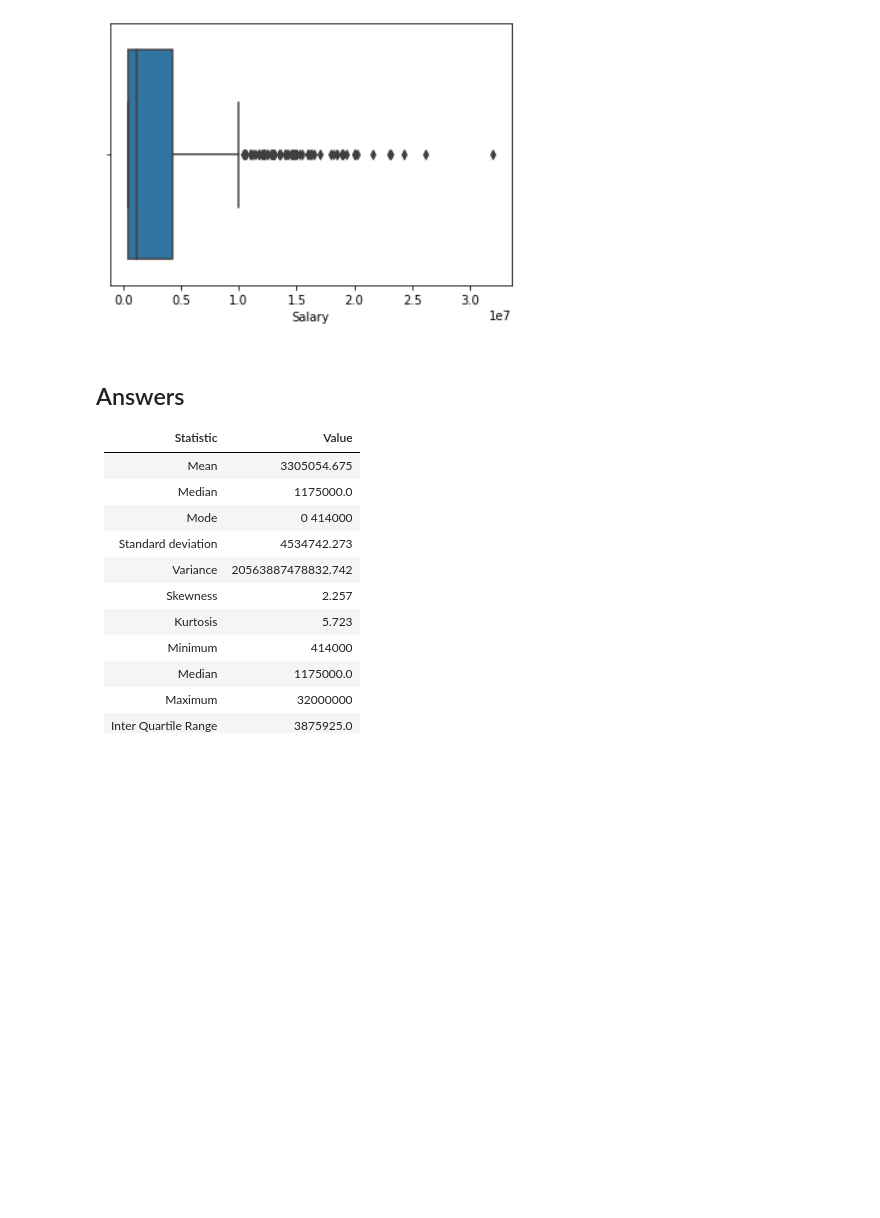
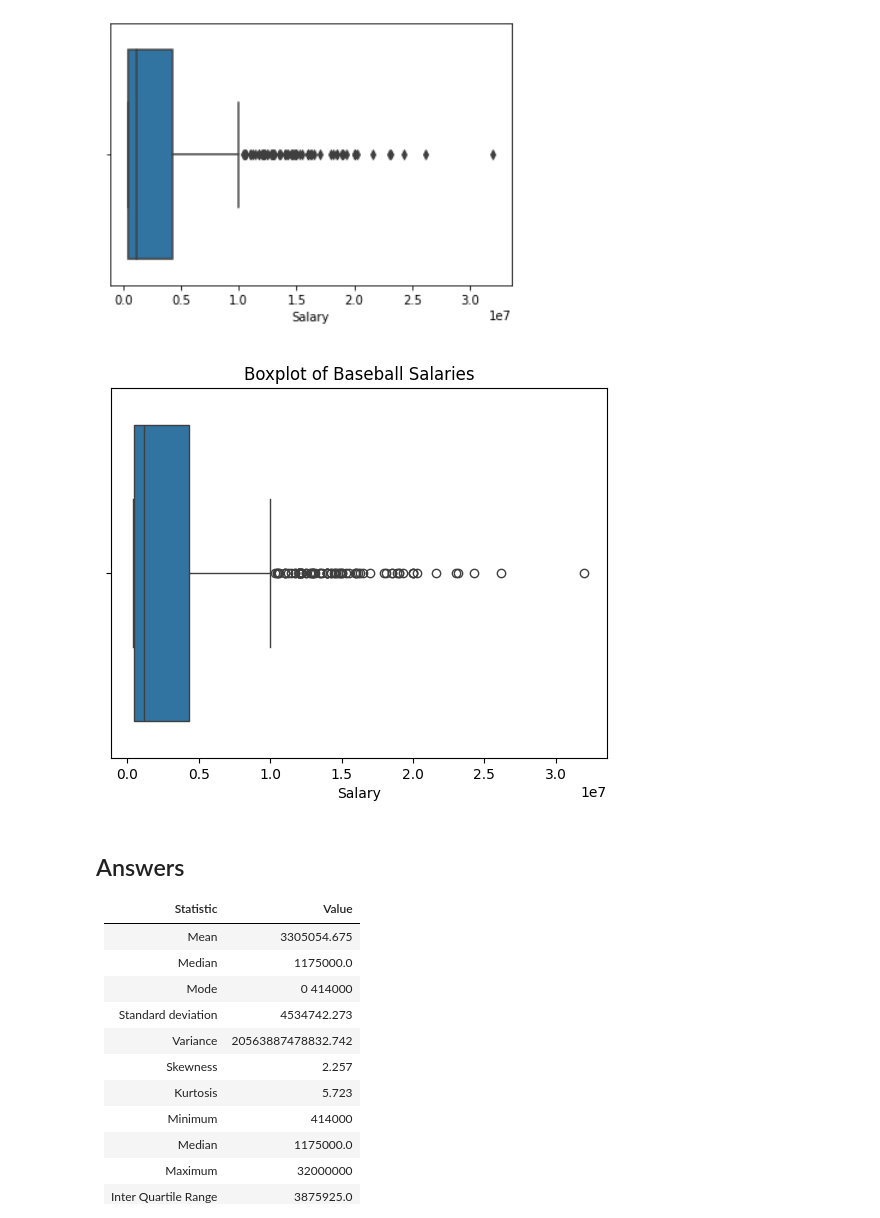
Before and after one commit to arnaudtison/dsai-labs, a Jupyter notebook: 2-analysis-1-var/lab-2.05-baseball-salaries.ipynb, the cells around one changed output. Drawn from its saved outputs; the diff is of its cells as text; code cells hidden in the pictures; blank space fills up the shorter version.

```diff
--- a/2-analysis-1-var/lab-2.05-baseball-salaries.ipynb
+++ b/2-analysis-1-var/lab-2.05-baseball-salaries.ipynb
@@ -55,5 +87,13 @@ print(f"Range :    {bb['tip'].max() - bb['tip'].min()}")
 # %% [markdown]
 ![image.png](embedded-picture-1)
+# %%
+# Draw a boxplot
+sns.boxplot(x=bb['Salary'])
+plt.xlabel("Salary")
+plt.title("Boxplot of Baseball Salaries")
+plt.show()
+# %% [output]
+[figure, added]
 # %% [markdown]
 ## Answers
 
```
Also changed, not shown: parts of 3 cells of this notebook.
